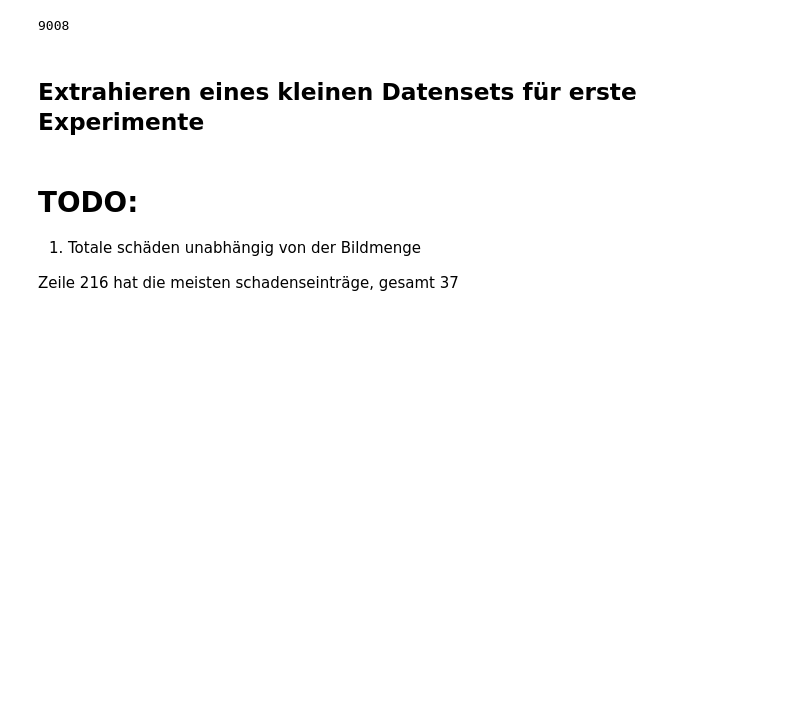
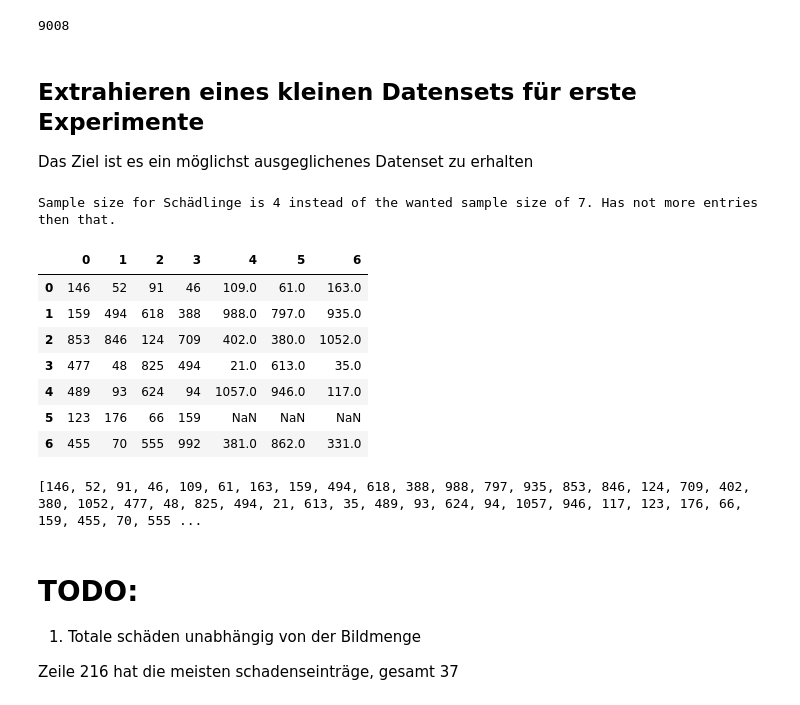
Before and after one commit to LordSennar/damaged-books-detection-ml, a Jupyter notebook: dataQualityAssessment/dqa.ipynb, the cells around one changed output. Saved outputs shown, nothing was run; the diff lists cells and outputs as text; code cells hidden in the pictures; blank space fills up the shorter version.

Commit message:
Extrahieren der ersten liste von indexen zum verwenden in experimenten

```diff
--- a/dataQualityAssessment/dqa.ipynb
+++ b/dataQualityAssessment/dqa.ipynb
@@ -118,6 +119,47 @@ label.notnull().sum().sum()
 9008
 # %% [markdown]
 ## Extrahieren eines kleinen Datensets für erste Experimente
+
+Das Ziel ist es ein möglichst ausgeglichenes Datenset zu erhalten
+# %%
+data_sample_temp = []
+random_state = 42
+sample_size = 7
+for x in total:
+    size = len(data_preprocessed.loc[data_preprocessed[x] == True].index)
+    if size < sample_size:
+        data_sample_temp.append(data_preprocessed.loc[data_preprocessed[x] == True].sample(n=size, random_state=random_state).index)
+        print("Sample size for " + x + " is " + str(size) + " instead of the wanted sample size of " + str(sample_size) + ". Has not more entries then that.")
+    else:
+        data_sample_temp.append(data_preprocessed.loc[data_preprocessed[x] == True].sample(n=sample_size, random_state=random_state).index)
+
+# Takes a sample from not damaged bookpictures
+size = len(data_preprocessed.loc[data_preprocessed["hat_schäden"] == False].index)
+if size < sample_size:
+    data_sample_temp.append(data_preprocessed.loc[data_preprocessed["hat_schäden"] == False].sample(n=size, random_state=random_state).index)
+    print("Sample size for \"hat_schäden\" is " + str(size) + " instead of the wanted sample size of " + str(sample_size) + ". Has not more entries then that.")
+else:
+    data_sample_temp.append(data_preprocessed.loc[data_preprocessed["hat_schäden"] == False].sample(n=sample_size, random_state=random_state).index)
+
+data_sample = pd.DataFrame(data_sample_temp)
+data_sample
+# %% [output]
+Sample size for Schädlinge is 4 instead of the wanted sample size of 7. Has not more entries then that.
+|  | 0 | 1 | 2 | 3 | 4 | 5 | 6 |
+| 0 | 146 | 52 | 91 | 46 | 109.0 | 61.0 | 163.0 |
+| 1 | 159 | 494 | 618 | 388 | 988.0 | 797.0 | 935.0 |
+| 2 | 853 | 846 | 124 | 709 | 402.0 | 380.0 | 1052.0 |
+| 3 | 477 | 48 | 825 | 494 | 21.0 | 613.0 | 35.0 |
+| 4 | 489 | 93 | 624 | 94 | 1057.0 | 946.0 | 117.0 |
+| 5 | 123 | 176 | 66 | 159 | NaN | NaN | NaN |
+| 6 | 455 | 70 | 555 | 992 | 381.0 | 862.0 | 331.0 |
+# %%
+flat = data_sample.to_numpy().flatten()
+# list is optional, without it is a numpy array
+index_list = list(flat[~np.isnan(flat)].astype(int))
+print (index_list)
+# %% [output]
+[146, 52, 91, 46, 109, 61, 163, 159, 494, 618, 388, 988, 797, 935, 853, 846, 124, 709, 402, 380, 1052, 477, 48, 825, 494, 21, 613, 35, 489, 93, 624, 94, 1057, 946, 117, 123, 176, 66, 159, 455, 70, 555 ...
 # %% [markdown]
 # TODO:
 1. Totale schäden unabhängig von der Bildmenge
```
Also changed, not shown: parts of 1 cell of this notebook.
